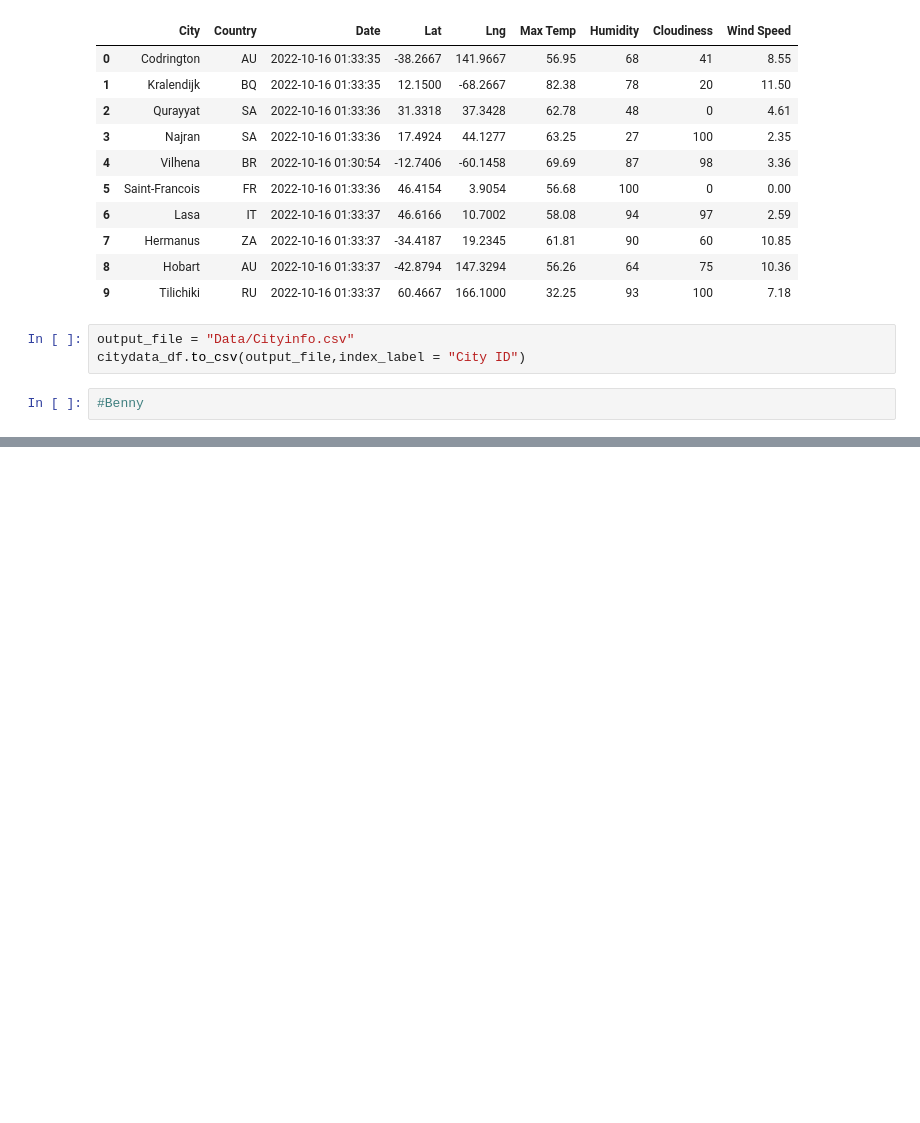
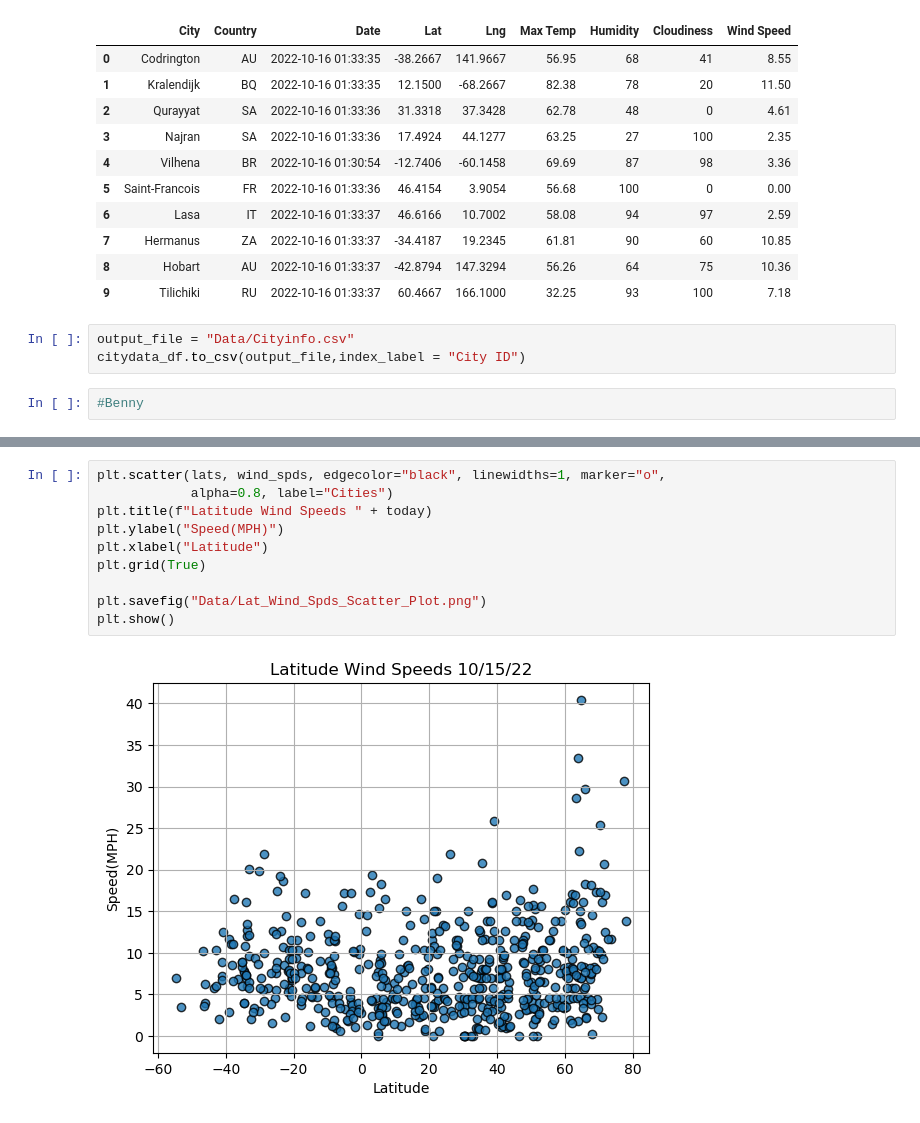
Before and after one commit to BennyPang96/Google_Project, a Jupyter notebook: WeatherPython.ipynb, the cells around one changed output, grey strips where cells are left out. Cells and saved outputs as stored; diff of their text form; blank space fills up the shorter version.

```diff
--- a/WeatherPython.ipynb
+++ b/WeatherPython.ipynb
@@ -208,0 +262,12 @@ citydata_df.to_csv(output_file,index_label = "City ID")
+# %%
+plt.scatter(lats, wind_spds, edgecolor="black", linewidths=1, marker="o",
+            alpha=0.8, label="Cities")
+plt.title(f"Latitude Wind Speeds " + today)
+plt.ylabel("Speed(MPH)")
+plt.xlabel("Latitude")
+plt.grid(True)
+
+plt.savefig("Data/Lat_Wind_Spds_Scatter_Plot.png")
+plt.show()
+# %% [output]
+[figure, added]
```
Also changed, not shown: parts of 7 cells of this notebook, 5 other files.
